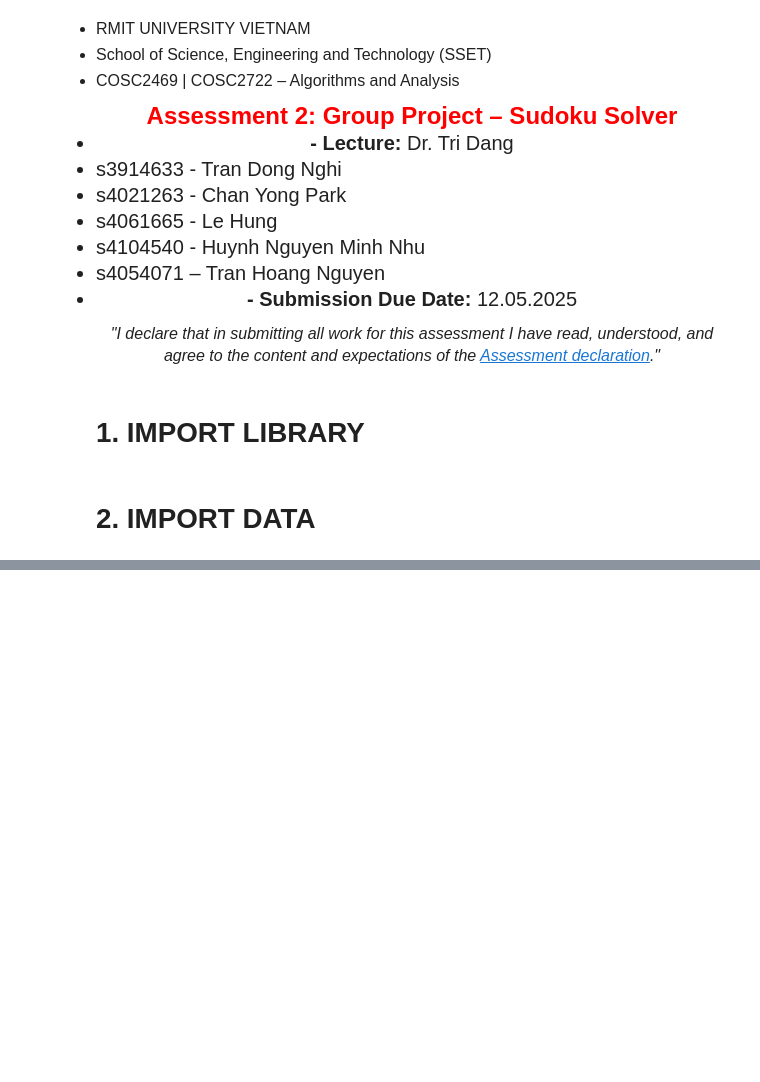
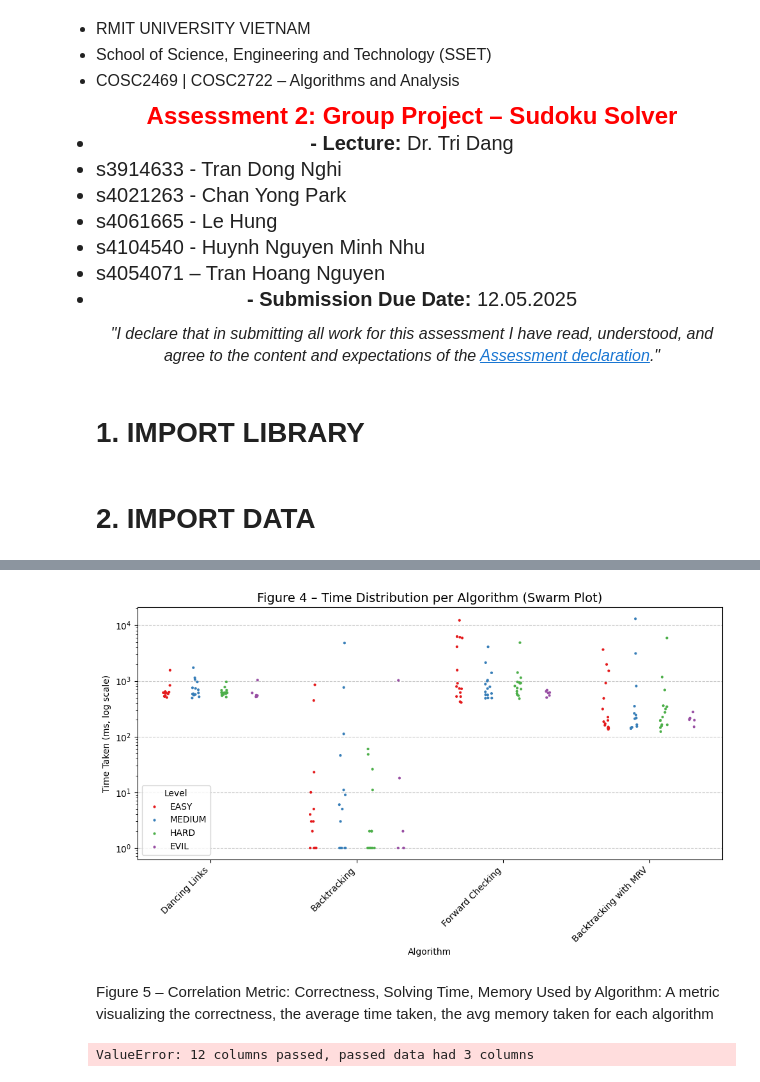
Before and after one commit to lucietran03/SodokuSolver_DSAProject, a Jupyter notebook: src/performance-analysis/Visualization.ipynb, the cells around one changed output, grey strips where cells are left out. Drawn from its saved outputs; the diff is of its cells as text; code cells hidden in the pictures; blank space fills up the shorter version.

```diff
--- a/src/performance-analysis/Visualization.ipynb
+++ b/src/performance-analysis/Visualization.ipynb
@@ -49,0 +179,80 @@ import seaborn as sns
+# %%
+plt.figure(figsize=(10, 6))
+sns.stripplot(
+    data=raw_data,
+    x='Algorithm',               # Group by Algorithm
+    y='Time Taken (ms)',         # Plot Time Taken
+    hue='Level',                 # Add color differentiation for Level
+    palette='Set1',              # Clear color palette
+    size=3,
+    jitter=True,
+    dodge=True,                  # Separate each level's data
+    legend=True
+)
+plt.yscale('log')               # Log scale for better time distribution visualization
+plt.title('Figure 4 – Time Distribution per Algorithm (Swarm Plot)', fontsize=14)
+plt.xlabel('Algorithm')
+plt.ylabel('Time Taken (ms, log scale)')
+plt.xticks(rotation=45, ha='right')
+plt.grid(axis='y', linestyle='--', alpha=0.7)
+plt.tight_layout()
+plt.show()
+# %% [output]
+[figure, added]
+# %% [markdown]
+Figure 5 – Correlation Metric: Correctness, Solving Time, Memory Used by Algorithm: A metric visualizing the correctness, the average time taken, the avg memory taken for each algorithm
+# %%
+import pandas as pd
+import seaborn as sns
+import matplotlib.pyplot as plt
+
+# Prepare the grouped data (Without Level)
+grouped = raw_data.groupby(['Algorithm']).agg({
+    'Status': lambda x: (x == 'Solved').mean() * 100,  # Correctness %
+    'Time Taken (ms)': 'mean',                         # Average time
+    'Memory Used (bytes)': 'mean'                      # Average memory
+}).reset_index()
+
+# Convert memory to MB
+grouped['Memory Used (MB)'] = grouped['Memory Used (bytes)'] / (1024 * 1024)
+
+# Round values for display
+grouped['Correctness (%)'] = grouped['Status'].round(1)
+grouped['Time Taken (ms)'] = grouped['Time Taken (ms)'].round(1)
+grouped['Memory Used (MB)'] = grouped['Memory Used (MB)'].round(1)
+
+# Create columns for each metric with Algorithm name
+metrics = ['Correctness (%)', 'Time Taken (ms)', 'Memory Used (MB)']
+columns = [f'{algo} {metric}' for algo in grouped['Algorithm'] for metric in metrics]
+
+# Reshape the data so we can create a correlation matrix
+data = []
+for algo in grouped['Algorithm']:
+    row = []
+    for metric in metrics:
+        row.append(grouped[grouped['Algorithm'] == algo][metric].values[0])
+    data.append(row)
+
+# Create a DataFrame from reshaped data
+heatmap_data = pd.DataFrame(data, columns=columns, index=columns)
+
+# Plot heatmap
+plt.figure(figsize=(16, 8))
+sns.heatmap(
+    heatmap_data,
+    annot=True,
+    fmt='.1f',
+    cmap='RdYlGn',
+    cbar_kws={'label': 'Values'},
+    linewidths=0.5
+)
+
+# Add title and axis labels
+plt.title('Figure 5 – Correlation Metric: Correctness, Solving Time, Memory Used by Algorithm', fontsize=14)
+plt.xlabel('Metrics')
+plt.ylabel('Metrics')
+
+plt.tight_layout()
+plt.show()
+# %% [output]
+ValueError: 12 columns passed, passed data had 3 columns
```
Also changed, not shown: parts of 6 cells of this notebook, 11 other files.
